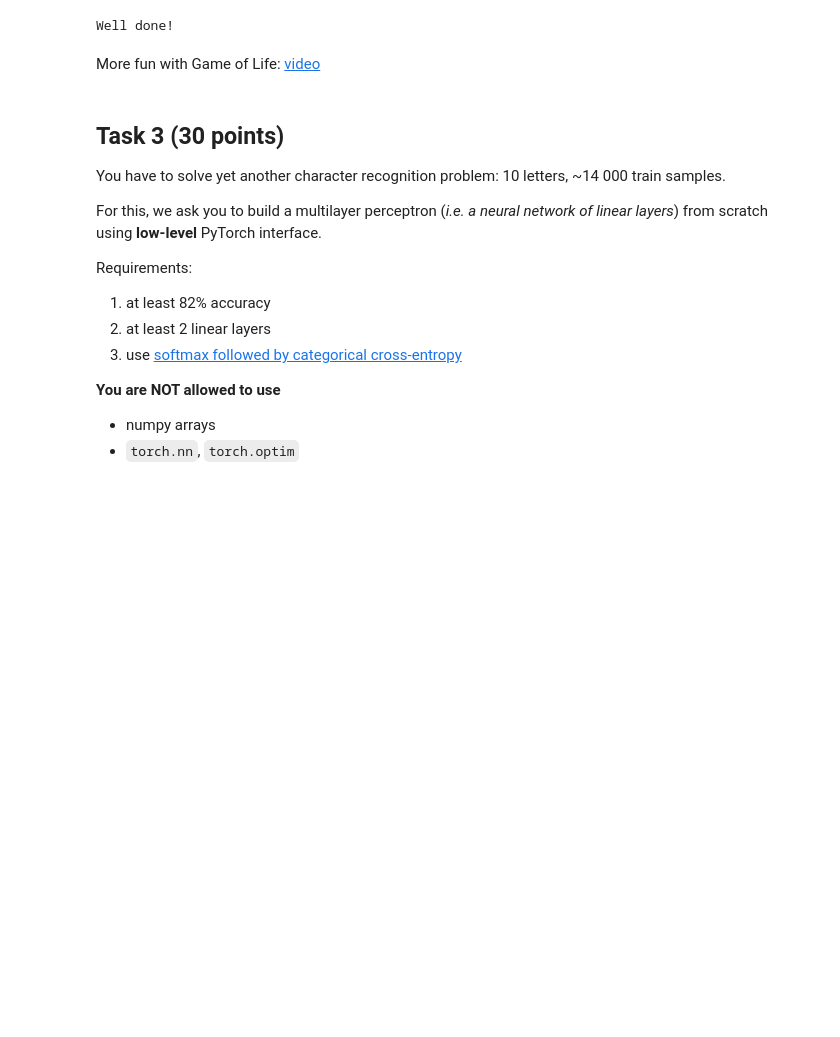
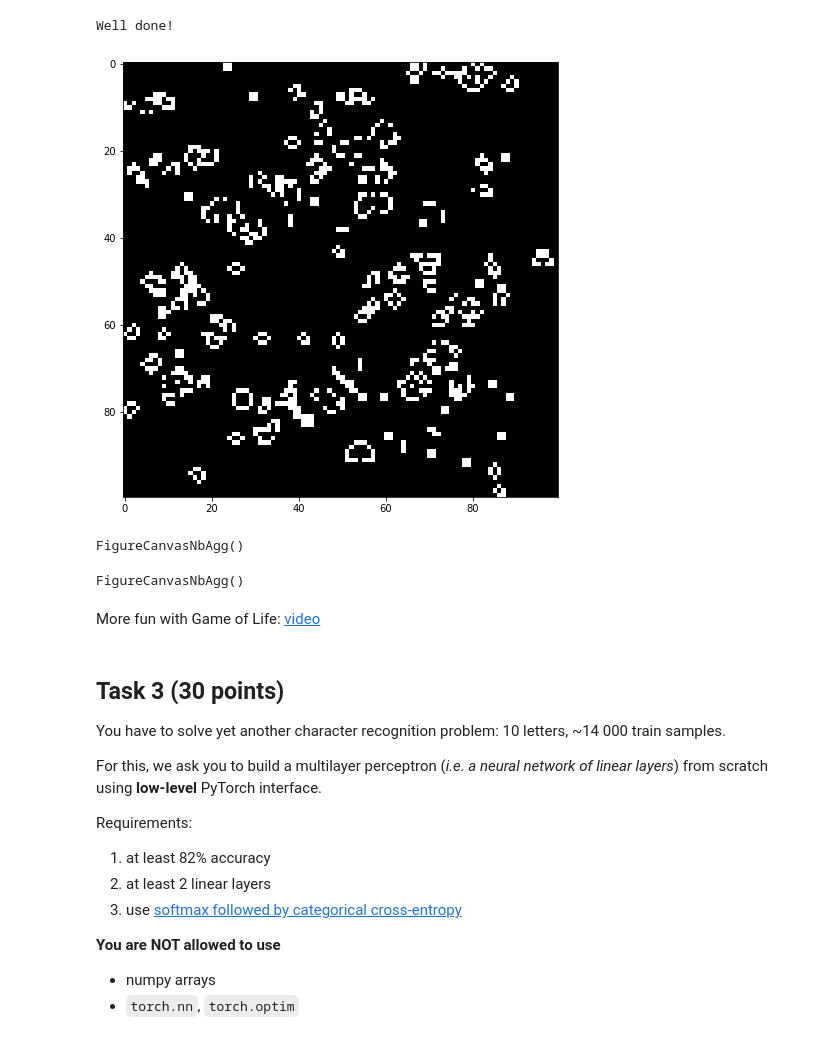
Before and after one commit to SomeoneSerge/skt_deeplearning, a Jupyter notebook: HW2/homework_part1.ipynb, the cells around one changed output. Cells and saved outputs as stored; diff of their text form; code cells hidden in the pictures; blank space fills up the shorter version.

```diff
--- a/HW2/homework_part1.ipynb
+++ b/HW2/homework_part1.ipynb
@@ -196,24 +196,31 @@ print("Well done!")
 # %% [output]
 Well done!
 # %%
-%matplotlib notebook
+# begin For JUPYTERLAB
+%matplotlib widget
 plt.ion()
+handle = display(None, display_id=True)
+# end
 
 # initialize game field
 alive_map = np.random.choice([0, 1], size=(100, 100))
 alive_map = torch.tensor(alive_map).float()
 
-fig = plt.figure()
+fig = plt.figure(figsize=(8, 8))
 ax = fig.add_subplot(111)
 fig.show()
 
 for _ in range(100):
     torch_update(alive_map)
 
     # re-draw image
     ax.clear()
     ax.imshow(alive_map.numpy(), cmap='gray')
     fig.canvas.draw()
+    handle.update(fig)
+# %% [output]
+[figure, added]
+FigureCanvasNbAgg()
 # %%
 # A fun setup for your amusement
 alive_map = np.arange(100) % 2 + np.zeros([100, 100])
@@ -221,7 +228,7 @@ alive_map[48:52, 50] = 1
 
 alive_map = torch.tensor(alive_map).float()
 
-fig = plt.figure()
+fig = plt.figure(figsize=(8, 8))
 ax = fig.add_subplot(111)
 fig.show()
 
@@ -230,6 +237,8 @@ for _ in range(150):
     ax.clear()
     ax.imshow(alive_map.numpy(), cmap='gray')
     fig.canvas.draw()
+# %% [output]
+FigureCanvasNbAgg()
 # %% [markdown]
 More fun with Game of Life: [video](https://www.youtube.com/watch?v=C2vgICfQawE)
 # %% [markdown]
```
Also changed, not shown: parts of 11 cells of this notebook.
